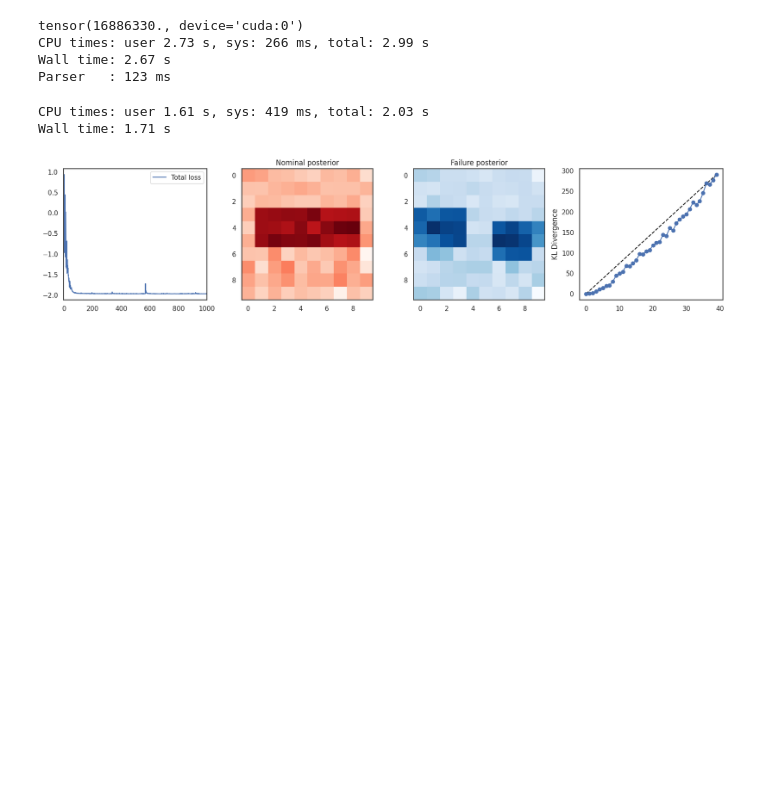
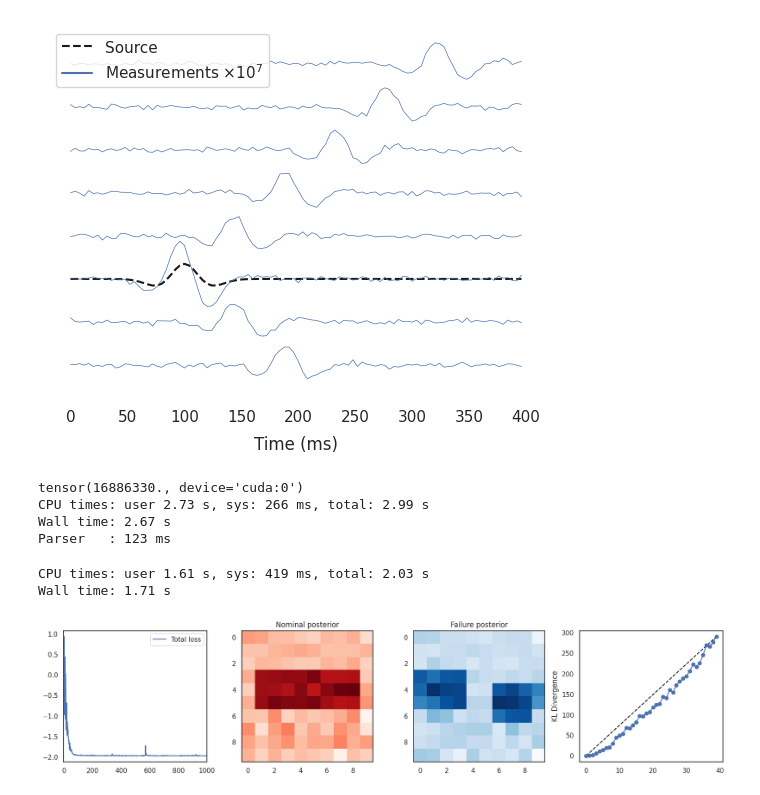
Before and after one commit to dawsonc/BayesAir, a Jupyter notebook: scripts/notebooks/seismic.ipynb, the cells around one changed output. Drawn from its saved outputs; the diff is of its cells as text; code cells hidden in the pictures; blank space fills up the shorter version.

```diff
--- a/scripts/notebooks/seismic.ipynb
+++ b/scripts/notebooks/seismic.ipynb
@@ -177,3 +182,33 @@ plt.legend()
+# %%
+sns.set(style="white", context="notebook", color_codes=True)
+trial = 1
+shot = 1
+plot_height = 20
+max_x = 70
+source_x = source_locations[shot, 0, 1].cpu().numpy() * plot_height / max_x
+t = torch.arange(nt) * dt * 1000
+plt.plot(
+    t, source_x + source_amplitudes[shot, 0, :].cpu().numpy(), "k--", label="Source"
+)
+for receiver_idx in range(nominal_observations.shape[1]):
+    receiver_x = (
+        receiver_locations[shot, receiver_idx, 1].cpu().numpy() * plot_height / max_x
+    )
+    plt.plot(
+        t,
+        receiver_x + nominal_observations[trial, shot, receiver_idx, :].cpu().numpy(),
+        "b-",
+        linewidth=0.5,
+    )
+
+plt.plot([], [], "b-", label="Measurements $\\times 10^7$")
+plt.xlabel("Time (ms)", labelpad=8)
+plt.box(False)
+plt.yticks([])
+plt.legend(loc="upper left")
+plt.savefig("../../paper_plots/swi/swi_observation_array.png", dpi=1000, bbox_inches="tight")
+# %% [output]
+[figure, added]
 # %%
 # Define loss functions
 def elbo_loss(model, guide, context, num_particles=10, *model_args, **model_kwargs):
```
Also changed, not shown: parts of 2 cells of this notebook, 48 other files.
